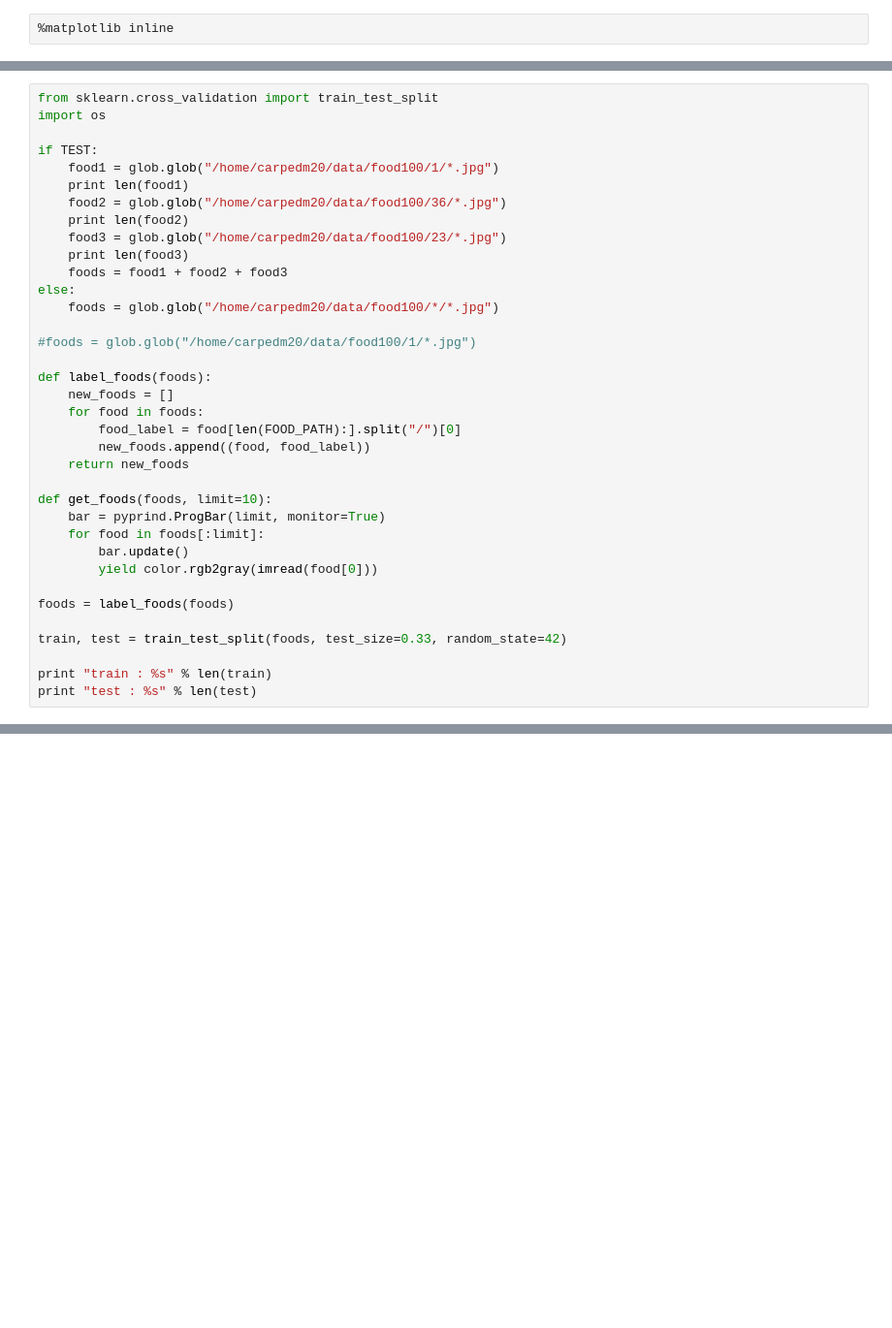
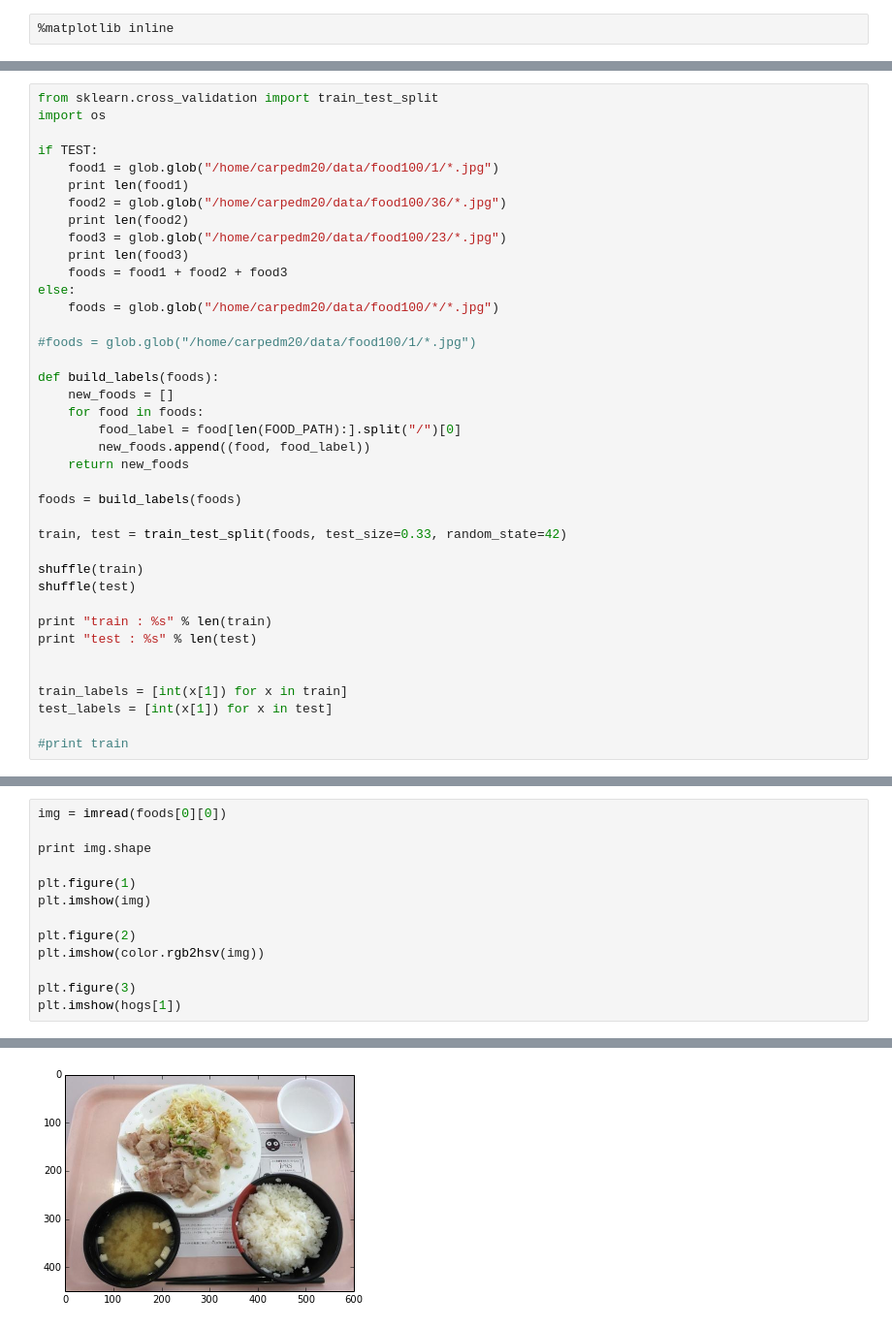
Before and after one commit to carpedm20/Study-of-Computer-Vision, a Jupyter notebook: notebooks/3_learning_local_feature_with_svm.ipynb, the cells around one changed output, grey strips where cells are left out. Shown: that part at 97% size. Cells and saved outputs as stored; diff of their text form; blank space fills up the shorter version.

```diff
--- a/notebooks/3_learning_local_feature_with_svm.ipynb
+++ b/notebooks/3_learning_local_feature_with_svm.ipynb
@@ -37,23 +116,26 @@ else:
 
 #foods = glob.glob("/home/carpedm20/data/food100/1/*.jpg")
 
-def label_foods(foods):
+def build_labels(foods):
     new_foods = []
     for food in foods:
         food_label = food[len(FOOD_PATH):].split("/")[0]
         new_foods.append((food, food_label))
     return new_foods
 
-def get_foods(foods, limit=10):
-    bar = pyprind.ProgBar(limit, monitor=True)
-    for food in foods[:limit]:
-        bar.update()
-        yield color.rgb2gray(imread(food[0]))
-
-foods = label_foods(foods)
+foods = build_labels(foods)
 
 train, test = train_test_split(foods, test_size=0.33, random_state=42)
 
+shuffle(train)
+shuffle(test)
+
 print "train : %s" % len(train)
 print "test : %s" % len(test)
+
+
+train_labels = [int(x[1]) for x in train]
+test_labels = [int(x[1]) for x in test]
+
+#print train
 # %% [output]
@@ -94,0 +366,14 @@ classifier.fit?
+# %%
+img = imread(foods[0][0])
+
+print img.shape
+
+plt.figure(1)
+plt.imshow(img)
+
+plt.figure(2)
+plt.imshow(color.rgb2hsv(img))
+
+plt.figure(3)
+plt.imshow(hogs[1])
+# %% [output]
@@ -94,0 +382 @@ classifier.fit?
+[figure, added]
```
Also changed, not shown: parts of 14 cells of this notebook, 2 other files.
